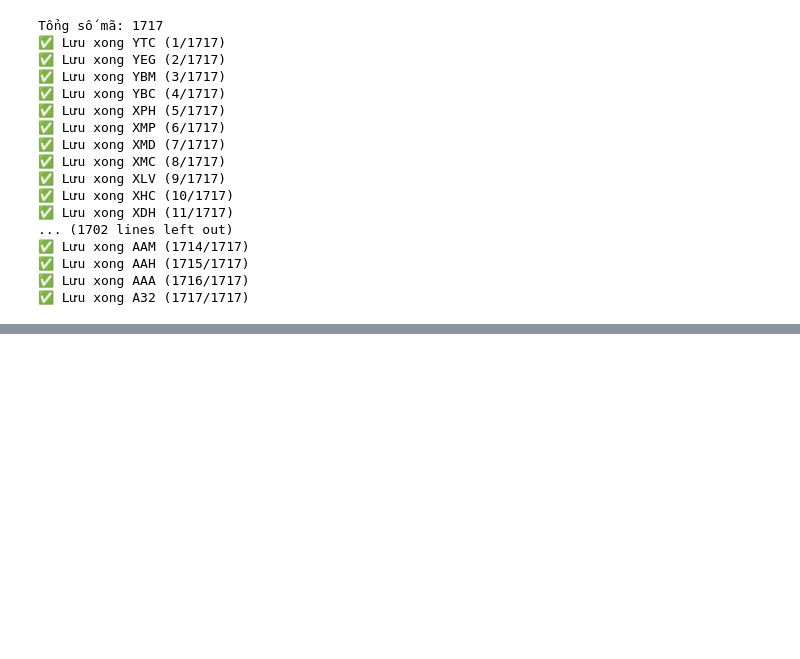
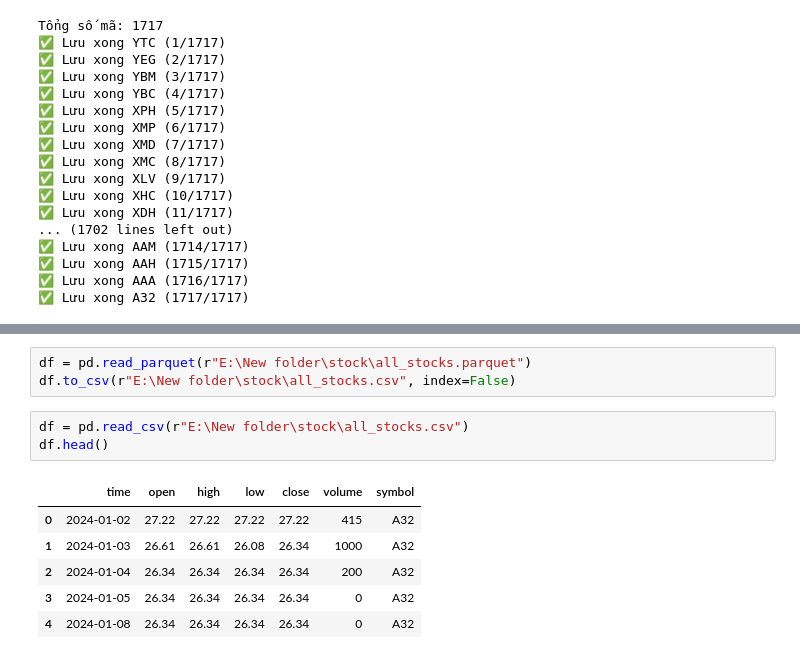
Before and after one commit to hduongg09/stock_predict, a Jupyter notebook: stock.ipynb, the cells around one changed output, grey strips where cells are left out. Cells and saved outputs as stored; diff of their text form; blank space fills up the shorter version.

```diff
--- a/stock.ipynb
+++ b/stock.ipynb
@@ -102,0 +156,13 @@ Tổng số mã: 1717
+# %%
+df = pd.read_parquet(r"E:\New folder\stock\all_stocks.parquet")
+df.to_csv(r"E:\New folder\stock\all_stocks.csv", index=False)
+# %%
+df = pd.read_csv(r"E:\New folder\stock\all_stocks.csv")
+df.head()
+# %% [output]
+|  | time | open | high | low | close | volume | symbol |
+| 0 | 2024-01-02 | 27.22 | 27.22 | 27.22 | 27.22 | 415 | A32 |
+| 1 | 2024-01-03 | 26.61 | 26.61 | 26.08 | 26.34 | 1000 | A32 |
+| 2 | 2024-01-04 | 26.34 | 26.34 | 26.34 | 26.34 | 200 | A32 |
+| 3 | 2024-01-05 | 26.34 | 26.34 | 26.34 | 26.34 | 0 | A32 |
+| 4 | 2024-01-08 | 26.34 | 26.34 | 26.34 | 26.34 | 0 | A32 |
```
Also changed, not shown: parts of 17 cells of this notebook.
